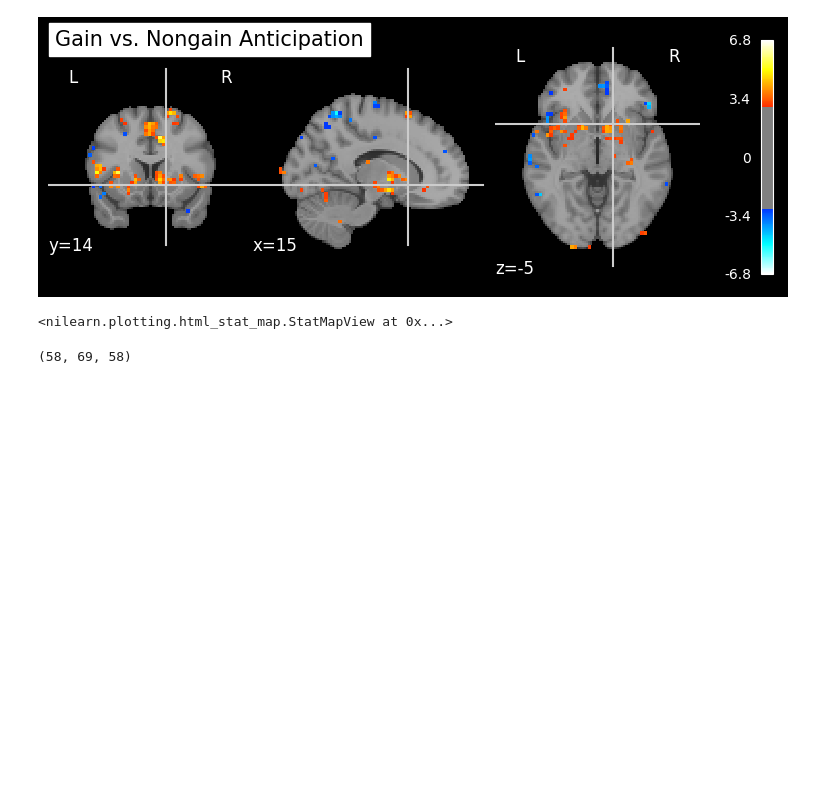
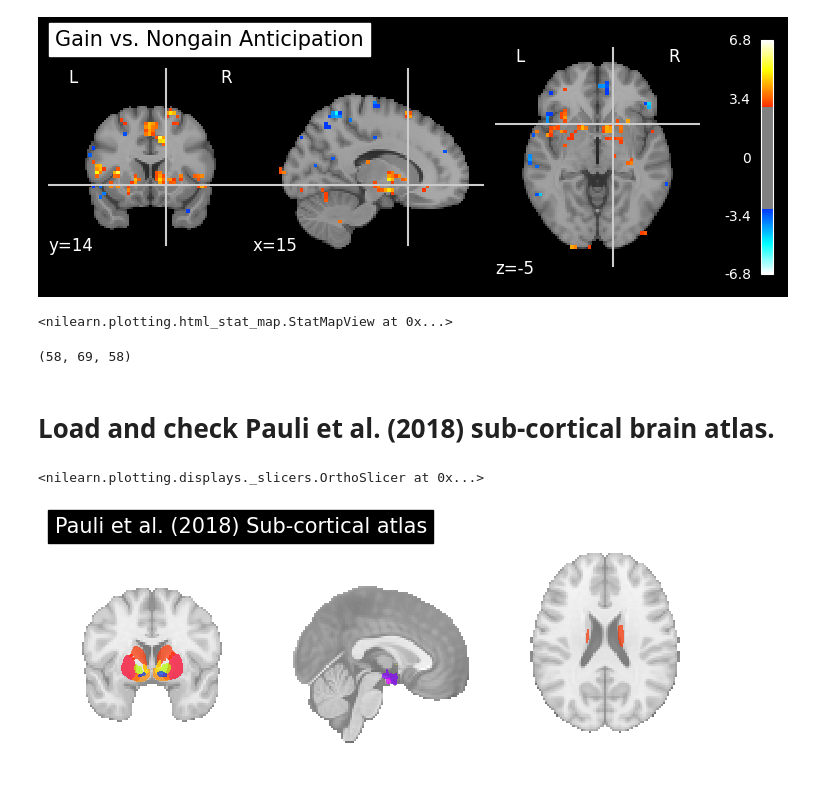
Before and after one commit to LuisA00/Analysis_Playground, a Jupyter notebook: Monetary_Incentive_Delay_fMRI/SingleParticipant_GLM_ROI_PPI_Analyses.ipynb, the cells around one changed output. Drawn from its saved outputs; the diff is of its cells as text; code cells hidden in the pictures; blank space fills up the shorter version.

```diff
--- a/Monetary_Incentive_Delay_fMRI/SingleParticipant_GLM_ROI_PPI_Analyses.ipynb
+++ b/Monetary_Incentive_Delay_fMRI/SingleParticipant_GLM_ROI_PPI_Analyses.ipynb
@@ -223,0 +227,10 @@ fmri_glm.generate_report(contrasts=anticipation_gain_contrast)
+# %% [markdown]
+# Load and check Pauli et al. (2018) sub-cortical brain atlas.
+# %%
+# Load pauli file.
+pauli_file = "CIT168_Reinf_Learn_v1.1.0/prob_atlas_bilateral.nii.gz"
+
+plot_prob_atlas(pauli_file, cut_coords=None, title="Pauli et al. (2018) Sub-cortical atlas", annotate=False, draw_cross=False) #cut_coords=[15, 14, -5]
+# %% [output]
+<nilearn.plotting.displays._slicers.OrthoSlicer at 0x...>
+[figure, added]
```
Also changed, not shown: parts of 16 cells of this notebook, 2 other files.
